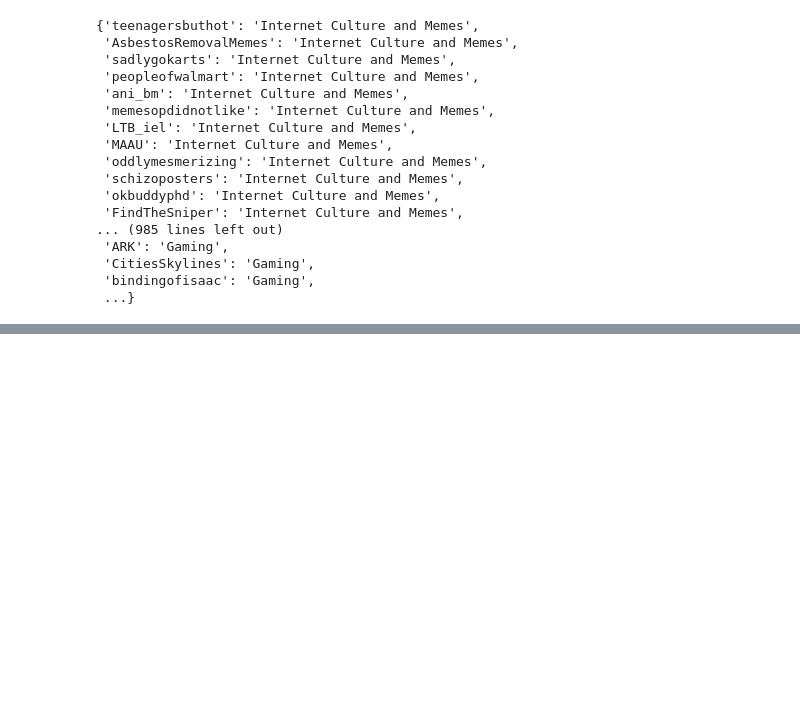
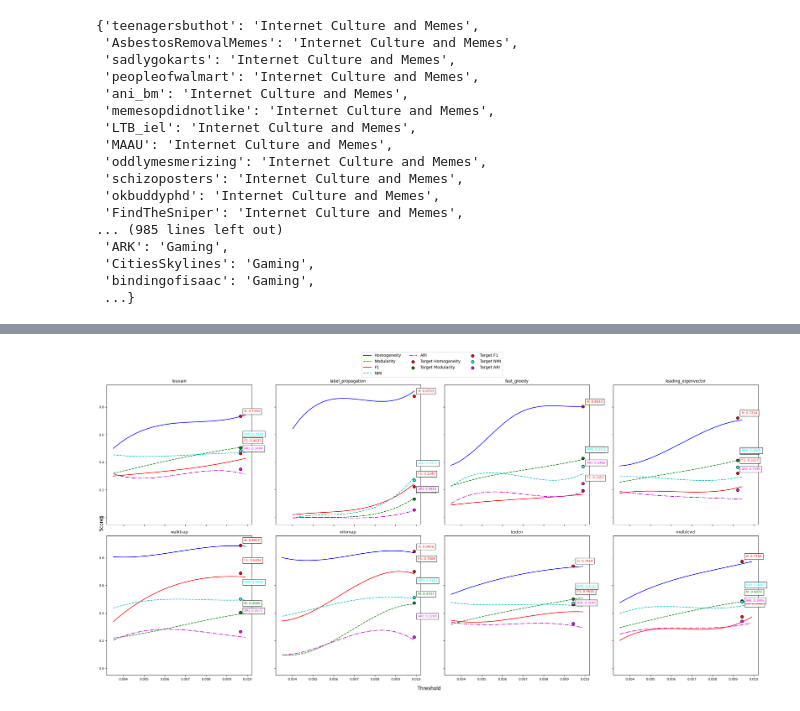
Before and after one commit to kernelism/community-classification-reddit, a Jupyter notebook: notebooks_v2/cd.ipynb, the cells around one changed output, grey strips where cells are left out. Saved outputs shown, nothing was run; the diff lists cells and outputs as text; code cells hidden in the pictures; blank space fills up the shorter version.

```diff
--- a/notebooks_v2/cd.ipynb
+++ b/notebooks_v2/cd.ipynb
@@ -752,0 +789,100 @@ metrics_ocd
+# %%
+from scipy.interpolate import UnivariateSpline
+
+def plot_compact_v2(data, algorithms, target_threshold=[]):
+    fig, axes = plt.subplots(nrows=2, ncols=4, figsize=(24, 12), sharex=True, sharey=True)
+    axes = axes.flatten()
+
+    for idx, algo in enumerate(algorithms):
+        if idx >= len(axes):
+            break
+
+        thresholds = np.array(list(data[algo].keys()))
+        homogeneities = np.array([data[algo][threshold]['mean_homogeneity'] for threshold in thresholds])
+        modularities = np.array([data[algo][threshold]['modularity'] for threshold in thresholds])
+        f1 = np.array([data[algo][threshold]['f1'] for threshold in thresholds])
+        nmi = np.array([data[algo][threshold]['nmi'] for threshold in thresholds])
+        ari = np.array([data[algo][threshold]['ari'] for threshold in thresholds])
+
+        sorted_indices = np.argsort(thresholds)
+        thresholds, homogeneities, modularities, f1, nmi, ari = (
+            thresholds[sorted_indices], homogeneities[sorted_indices], modularities[sorted_indices],
+            f1[sorted_indices], nmi[sorted_indices], ari[sorted_indices]
+        )
+
+        smooth_thresholds = np.linspace(thresholds.min(), thresholds.max(), 500)
+        spline_homogeneity = UnivariateSpline(thresholds, homogeneities, s=0.2)  # 's' controls smoothness
+        spline_modularity = UnivariateSpline(thresholds, modularities, s=0.2)
+        spline_f1 = UnivariateSpline(thresholds, f1, s=0.2)
+        spline_nmi = UnivariateSpline(thresholds, nmi, s=0.2)
+        spline_ari = UnivariateSpline(thresholds, ari, s=0.2)
+
+        # Plot Homogeneity, Modularity, F1, NMI, ARI
+        axes[idx].plot(smooth_thresholds, spline_homogeneity(smooth_thresholds), 'b-', label='Homogeneity')
+        axes[idx].plot(smooth_thresholds, spline_modularity(smooth_thresholds), 'g--', label='Modularity')
+        axes[idx].plot(smooth_thresholds, spline_f1(smooth_thresholds), 'r-', label='F1')
+        axes[idx].plot(smooth_thresholds, spline_nmi(smooth_thresholds), 'c--', label='NMI')
+        axes[idx].plot(smooth_thresholds, spline_ari(smooth_thresholds), 'm-.', label='ARI')
+
+        if idx < len(target_threshold) and target_threshold[idx] in thresholds:
+            tgt = target_threshold[idx]
+            target_index = np.where(thresholds == tgt)[0][0]
+            target_homogeneity = homogeneities[target_index]
+            target_modularity = modularities[target_index]
+            target_f1 = f1[target_index]
+            target_nmi = nmi[target_index]
+            target_ari = ari[target_index]
+
+            axes[idx].scatter(tgt, target_homogeneity, color='red', edgecolor='black', zorder=5, label="Target Homogeneity", s=50)
+            axes[idx].scatter(tgt, target_modularity, color='green', edgecolor='black', zorder=5, label="Target Modularity", s=50)
+            axes[idx].scatter(tgt, target_f1, color='red', edgecolor='black', zorder=5, label="Target F1", s=50)
+            axes[idx].scatter(tgt, target_nmi, color='cyan', edgecolor='black', zorder=5, label="Target NMI", s=50)
+            axes[idx].scatter(tgt, target_ari, color='magenta', edgecolor='black', zorder=5, label="Target ARI", s=50)
+
+            # Dynamic Annotation Placement
+            y_min, y_max = axes[idx].get_ylim()
+            title_height = y_max - (y_max - y_min) * 0.15  # 15% below the top
+
+            # Set a dynamic vertical offset for each annotation
+            annotations = {
+                'H': target_homogeneity,
+                'M': target_modularity,
+                'F1': target_f1,
+                'NMI': target_nmi,
+                'ARI': target_ari
+            }
+
+            offset_y = 0
+            prev_offset = 0  # Track the previous y-offset
+
+            for label, value in annotations.items():
+                offset = prev_offset + 10  # Start with a base offset
+                prev_offset = offset  # Update the previous offset
+
+                # Ensure annotations do not overlap by adjusting their position
+                while offset < title_height and abs(value - (prev_offset)) < 15:
+                    offset += 15
+
+                axes[idx].annotate(f'{label}: {value:.4f}', (tgt, value),
+                                   textcoords="offset points", xytext=(10, offset), fontsize=8,
+                                   ha='left', color='red' if label == 'H' else ('green' if label == 'M' else
+                                                                               'red' if label == 'F1' else
+                                                                               ('cyan' if label == 'NMI' else 'magenta')),
+                                   bbox=dict(facecolor='white', alpha=0.8))
+
+        axes[idx].set_title(algo, fontsize=10)
+        axes[idx].tick_params(axis='both', which='major', labelsize=8)
+
+    fig.supxlabel("Threshold", fontsize=12)
+    fig.supylabel("Scores", fontsize=12)
+
+    handles, labels = axes[0].get_legend_handles_labels()
+    fig.legend(handles, labels, loc='upper center', ncol=3, fontsize=10)
+
+    plt.tight_layout(rect=[0, 0, 1, 0.93])
+    plt.show()
+
+plot_compact_v2(existing_metrics, community_detection_algorithms[:8],
+             target_threshold=[0.00965965965965966, 0.0098998998998999, 0.0098998998998999, 0.009219219219219218, 0.00965965965965966, 0.0098998998998999, 0.009429429429429429, 0.009429429429429429])
+# %% [output]
+[figure, added]
```
Also changed, not shown: parts of 19 cells of this notebook, 4 other files.
